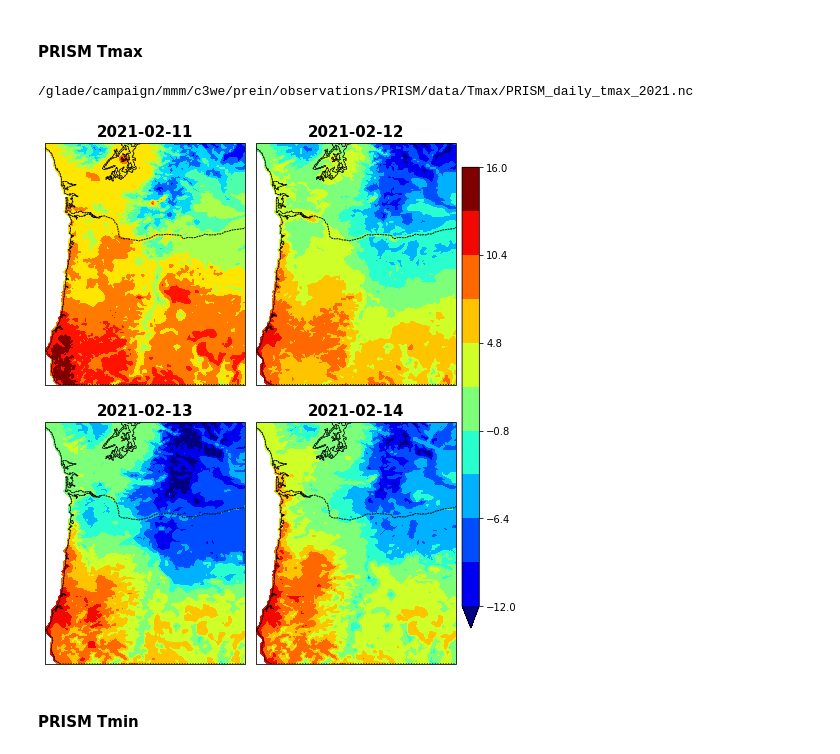
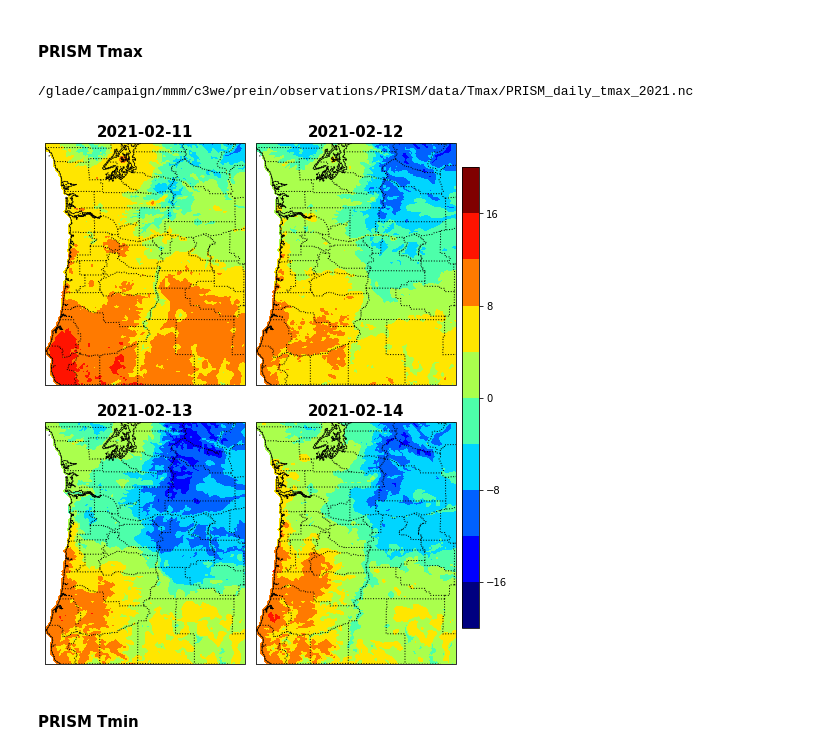
Before and after one commit to ming80302/Innovator, a Jupyter notebook: winter_storm_prism.ipynb, the cells around one changed output. Cells and saved outputs as stored; diff of their text form; code cells hidden in the pictures.

```diff
--- a/winter_storm_prism.ipynb
+++ b/winter_storm_prism.ipynb
@@ -21,6 +22,15 @@ level_s = np.array([0, 1, 2.5, 5, 7.5, 10, 15, 20,25, 37.5, 50,
          75, 100, 125, 150, 200, 250, 300, 400, 500, 600, 750])
 
 proj = ccrs.PlateCarree()
+
+# James asked for adding county line, Given cartopy's ability to draw shapefiles,
+# I download one of those county shapefiles:
+# https://prd-tnm.s3.amazonaws.com/StagedProducts/Small-scale/data/Boundaries/countyl010g_shp_nt00964.tar.gz
+reader = shpreader.Reader('/glade/work/mingge/SHAPEFILES/COUNTY/countyl010g.shp')
+
+counties = list(reader.geometries())
+
+COUNTIES = cfeature.ShapelyFeature(counties, ccrs.PlateCarree())
 
 #
 def rd_concat_prism(dataset_s, year_s, year_e,  date_s, date_e, lat_s, lat_e, lon_s, lon_e):
@@ -79,7 +89,7 @@ def ax_coastlines_country(ax_s):
                                            linewidth=0.2))
 
 # plot_prec_4
-def plot_prec_4(prec, min_v, max_v, cmap_s, colorbar_ori, is_prec):
+def plot_prec_4(prec, min_v, max_v, n_lev, cmap_s, colorbar_ori, is_prec):
     # is_prec: use precipitation contour interval
     #fig = plt.figure(figsize=(8,10), dpi=96)
 
@@ -88,12 +98,12 @@ def plot_prec_4(prec, min_v, max_v, cmap_s, colorbar_ori, is_prec):
         ind_i = int(ind_max[0])
         cnlevel = level_s[:ind_i+1]
     else:
-        cnlevel = np.linspace(min_v, max_v, num=11)
+        cnlevel = np.linspace(min_v, max_v, num=n_lev)
 
     for col in range(4):
         ax_s = plt.subplot(2, 2, col+1, projection=proj)
         ax_coastlines_country(ax_s)
-        ax_s.add_feature(cfeature.STATES, linestyle=':')
+        ax_s.add_feature(COUNTIES, facecolor='none', edgecolor='black', linestyle=':')
         mem = col + 1
 
         im=prec[col].plot.contourf(
@@ -211,17 +221,17 @@ plot_prec_4(prec_t, 1, 37.5,  'viridis_r', 'vertical', 'True') ## 'YlGnBu')
 # %%
 flnm_prism_tmax = '/glade/campaign/mmm/c3we/prein/observations/PRISM/data/Tmax/PRISM_daily_tmax_2021.nc'
 
 with xr.open_dataset(flnm_prism_tmax ) as ds_prism_tmax:
   print(flnm_prism_tmax)
 
 tmax_t = ds_prism_tmax.Tmax.sel(time=slice(date_s, date_e),
                          rlat=slice(lat_e, lat_s), rlon=slice(lon_s, lon_e))
 
 fig = plt.figure(figsize=(6,8))
-plot_prec_4(tmax_t, -12, 16,  'jet', 'vertical', 'False') ## 'YlGnBu')
+plot_prec_4(tmax_t, -20, 20,  'jet', 'vertical', 'False') ## 'YlGnBu')
 # %% [output]
 /glade/campaign/mmm/c3we/prein/observations/PRISM/data/Tmax/PRISM_daily_tmax_2021.nc
-[figure, old version]
+[figure, new version]
 # %% [markdown]
 #### PRISM Tmin
 # %%
```
Also changed, not shown: parts of 7 cells of this notebook.
